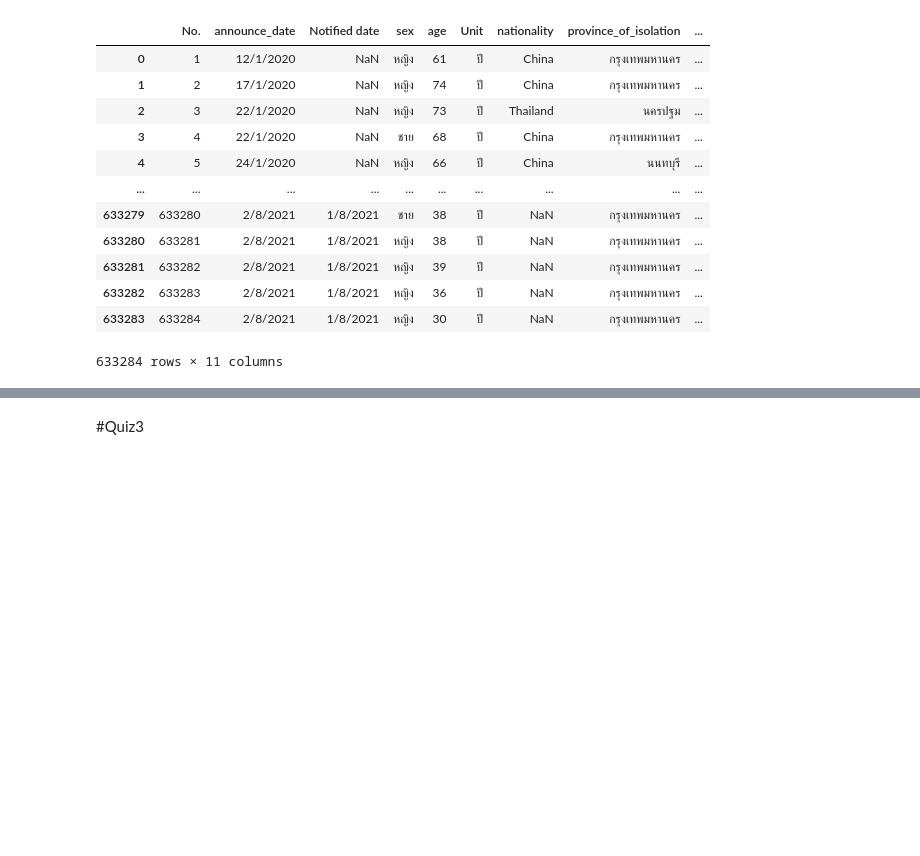
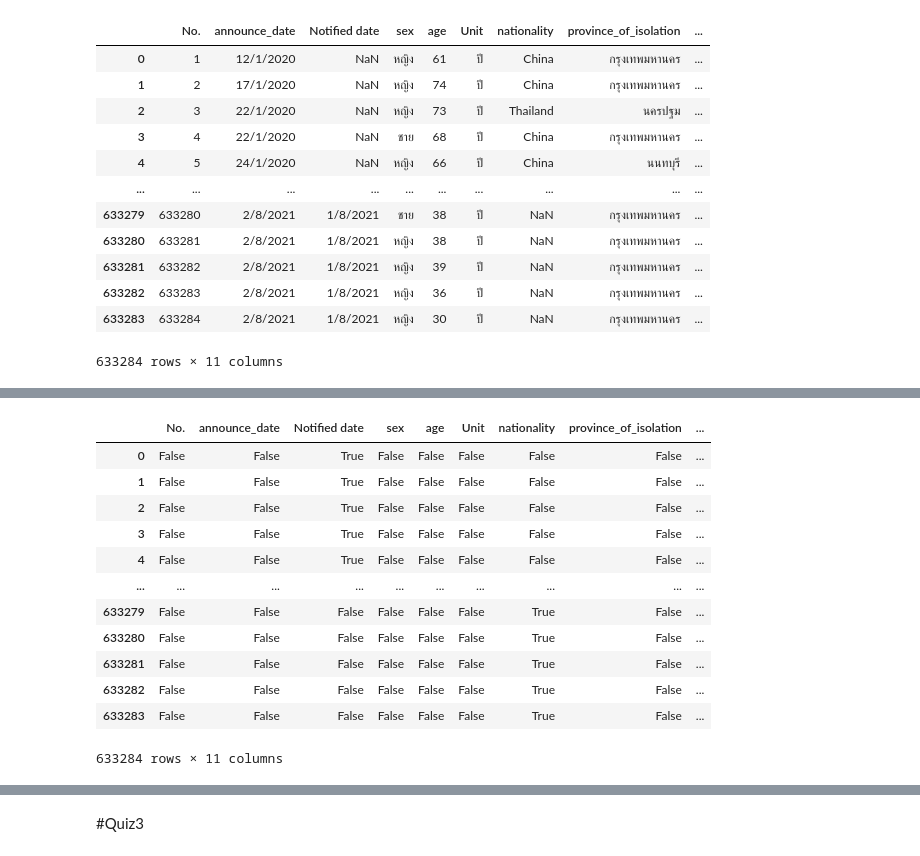
Before and after one commit to 603021852-8/DWDM21, a Jupyter notebook: Data_Preprocessing_(Chapter3).ipynb, the cells around one changed output, grey strips where cells are left out. Saved outputs shown, nothing was run; the diff lists cells and outputs as text; code cells hidden in the pictures; blank space fills up the shorter version.

```diff
--- a/Data_Preprocessing_(Chapter3).ipynb
+++ b/Data_Preprocessing_(Chapter3).ipynb
@@ -80,0 +178,17 @@ data_case.describe()
+# %%
+# จัดการ missing
+data_cases.isnull()
+# %% [output]
+|  | No. | announce_date | Notified date | sex | age | Unit | nationality | province_of_isolation | ... |
+| 0 | False | False | True | False | False | False | False | False | ... |
+| 1 | False | False | True | False | False | False | False | False | ... |
+| 2 | False | False | True | False | False | False | False | False | ... |
+| 3 | False | False | True | False | False | False | False | False | ... |
+| 4 | False | False | True | False | False | False | False | False | ... |
+| ... | ... | ... | ... | ... | ... | ... | ... | ... | ... |
+| 633279 | False | False | False | False | False | False | True | False | ... |
+| 633280 | False | False | False | False | False | False | True | False | ... |
+| 633281 | False | False | False | False | False | False | True | False | ... |
+| 633282 | False | False | False | False | False | False | True | False | ... |
+| 633283 | False | False | False | False | False | False | True | False | ... |
+633284 rows × 11 columns
```
Also changed, not shown: parts of 25 cells of this notebook.
